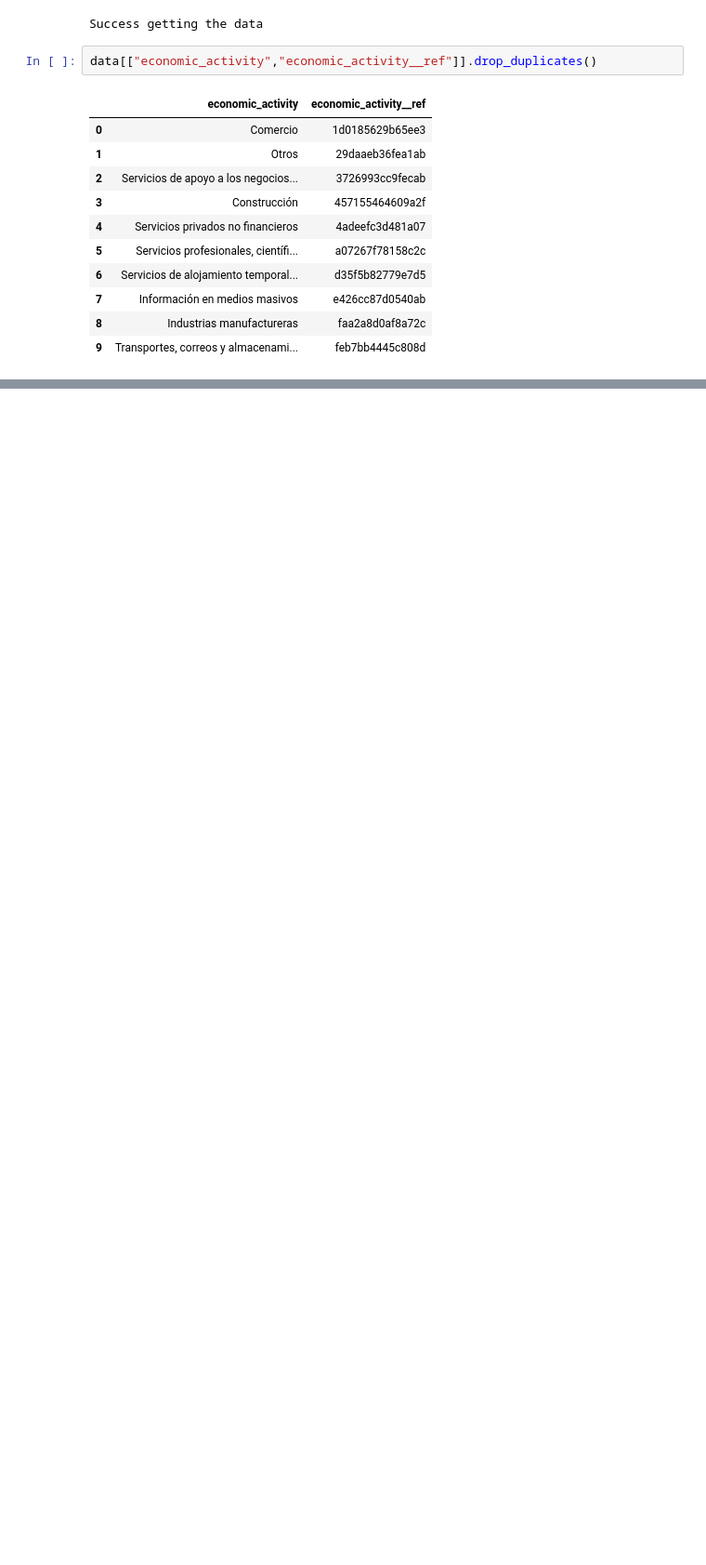
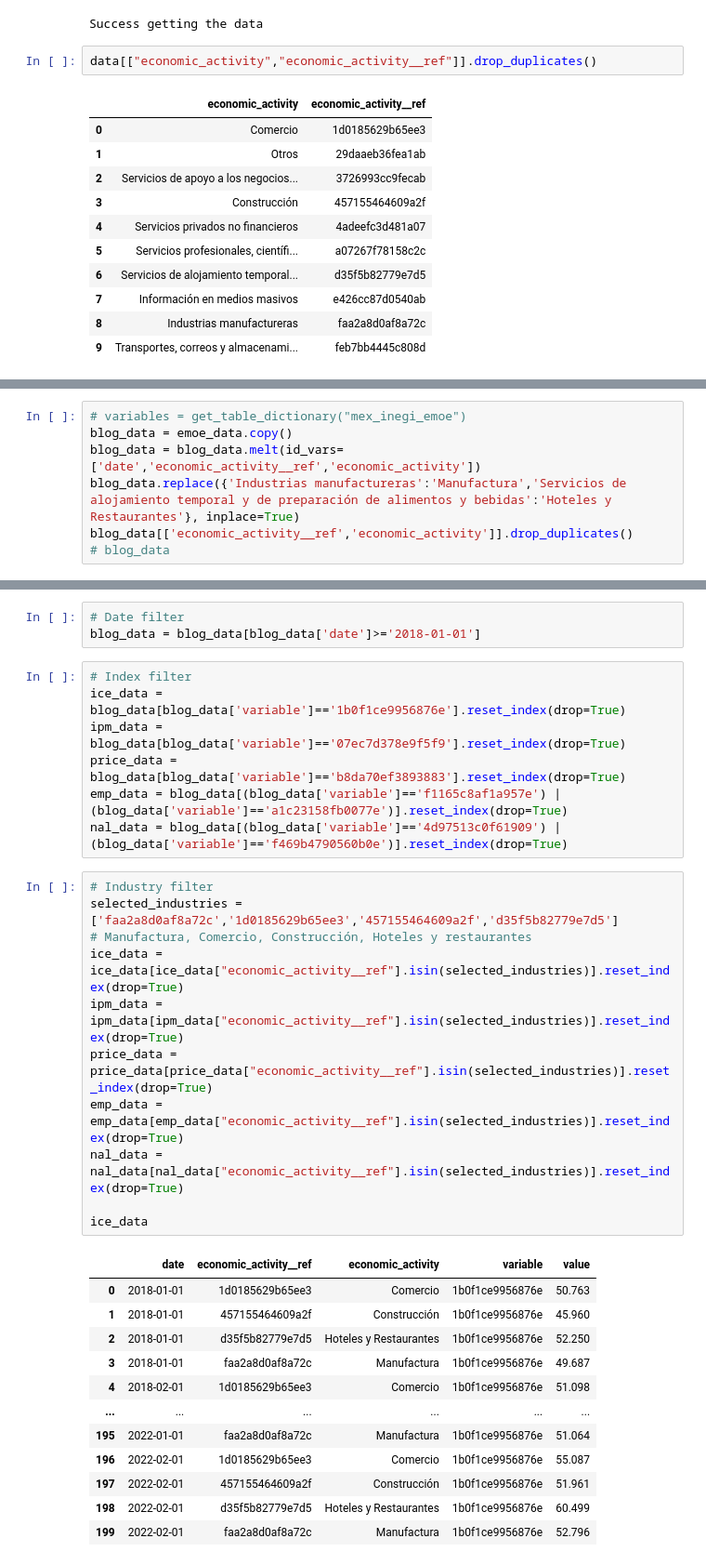
Before and after one commit to TukanMx/tukan_notebooks, a Jupyter notebook: social/social_media/emoe/emoe.ipynb, the cells around one changed output, grey strips where cells are left out. Shown at 93% size. Cells and saved outputs as stored; diff of their text form; blank space fills up the shorter version.

```diff
--- a/social/social_media/emoe/emoe.ipynb
+++ b/social/social_media/emoe/emoe.ipynb
@@ -282,0 +375,7 @@ plt.savefig(
+# %%
+# variables = get_table_dictionary("mex_inegi_emoe")
+blog_data = emoe_data.copy()
+blog_data = blog_data.melt(id_vars=['date','economic_activity__ref','economic_activity'])
+blog_data.replace({'Industrias manufactureras':'Manufactura','Servicios de alojamiento temporal y de preparación de alimentos y bebidas':'Hoteles y Restaurantes'}, inplace=True)
+blog_data[['economic_activity__ref','economic_activity']].drop_duplicates()
+# blog_data
@@ -282,0 +401,34 @@ plt.savefig(
+# %%
+# Date filter
+blog_data = blog_data[blog_data['date']>='2018-01-01']
+# %%
+# Index filter
+ice_data = blog_data[blog_data['variable']=='1b0f1ce9956876e'].reset_index(drop=True)
+ipm_data = blog_data[blog_data['variable']=='07ec7d378e9f5f9'].reset_index(drop=True)
+price_data = blog_data[blog_data['variable']=='b8da70ef3893883'].reset_index(drop=True)
+emp_data = blog_data[(blog_data['variable']=='f1165c8af1a957e') | (blog_data['variable']=='a1c23158fb0077e')].reset_index(drop=True)
+nal_data = blog_data[(blog_data['variable']=='4d97513c0f61909') | (blog_data['variable']=='f469b4790560b0e')].reset_index(drop=True)
+# %%
+# Industry filter
+selected_industries = ['faa2a8d0af8a72c','1d0185629b65ee3','457155464609a2f','d35f5b82779e7d5']
+# Manufactura, Comercio, Construcción, Hoteles y restaurantes
+ice_data = ice_data[ice_data["economic_activity__ref"].isin(selected_industries)].reset_index(drop=True)
+ipm_data = ipm_data[ipm_data["economic_activity__ref"].isin(selected_industries)].reset_index(drop=True)
+price_data = price_data[price_data["economic_activity__ref"].isin(selected_industries)].reset_index(drop=True)
+emp_data = emp_data[emp_data["economic_activity__ref"].isin(selected_industries)].reset_index(drop=True)
+nal_data = nal_data[nal_data["economic_activity__ref"].isin(selected_industries)].reset_index(drop=True)
+
+ice_data
+# %% [output]
+|  | date | economic_activity__ref | economic_activity | variable | value |
+| 0 | 2018-01-01 | 1d0185629b65ee3 | Comercio | 1b0f1ce9956876e | 50.763 |
+| 1 | 2018-01-01 | 457155464609a2f | Construcción | 1b0f1ce9956876e | 45.960 |
+| 2 | 2018-01-01 | d35f5b82779e7d5 | Hoteles y Restaurantes | 1b0f1ce9956876e | 52.250 |
+| 3 | 2018-01-01 | faa2a8d0af8a72c | Manufactura | 1b0f1ce9956876e | 49.687 |
+| 4 | 2018-02-01 | 1d0185629b65ee3 | Comercio | 1b0f1ce9956876e | 51.098 |
+| ... | ... | ... | ... | ... | ... |
+| 195 | 2022-01-01 | faa2a8d0af8a72c | Manufactura | 1b0f1ce9956876e | 51.064 |
+| 196 | 2022-02-01 | 1d0185629b65ee3 | Comercio | 1b0f1ce9956876e | 55.087 |
+| 197 | 2022-02-01 | 457155464609a2f | Construcción | 1b0f1ce9956876e | 51.961 |
+| 198 | 2022-02-01 | d35f5b82779e7d5 | Hoteles y Restaurantes | 1b0f1ce9956876e | 60.499 |
+| 199 | 2022-02-01 | faa2a8d0af8a72c | Manufactura | 1b0f1ce9956876e | 52.796 |
```
Also changed, not shown: parts of 18 cells of this notebook.
